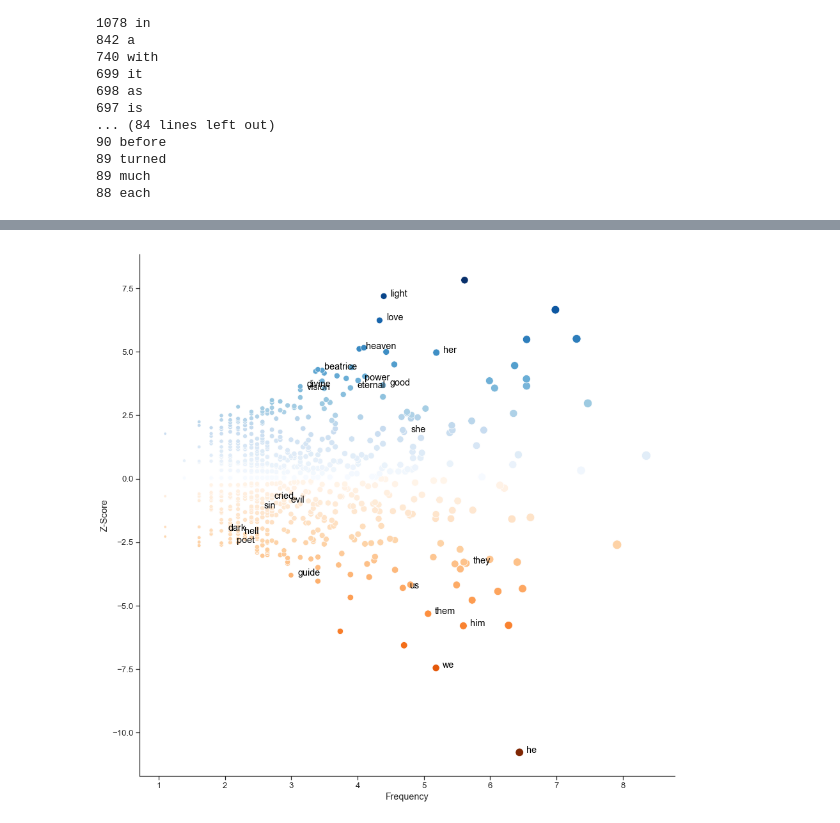
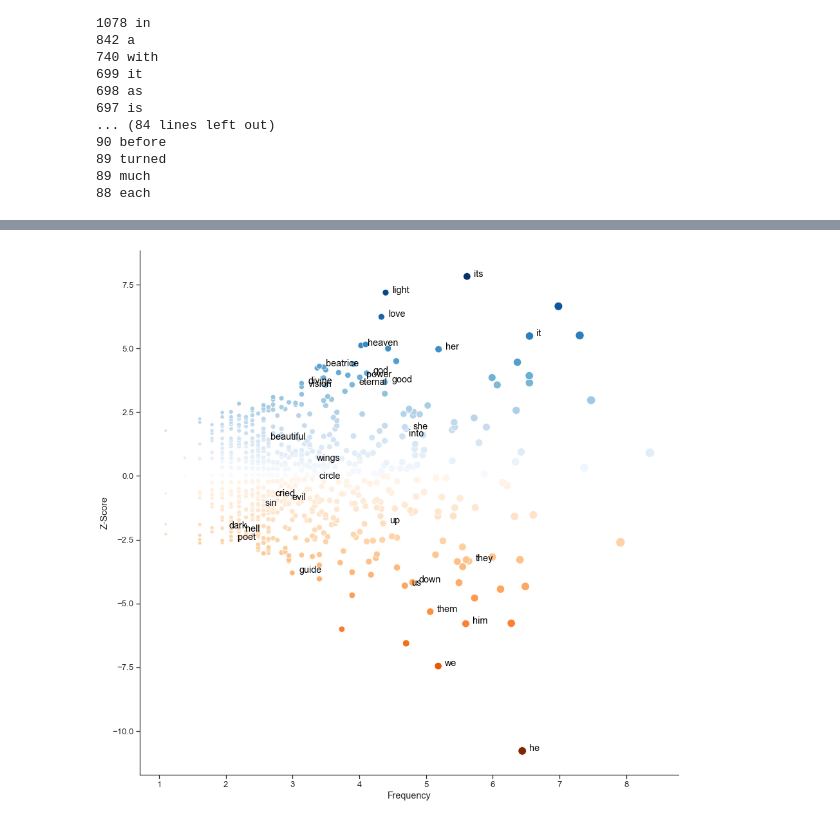
Before and after one commit to maria-antoniak/dante, a Jupyter notebook: dante_fighting_words.ipynb, the cells around one changed output, grey strips where cells are left out. Saved outputs shown, nothing was run; the diff lists cells and outputs as text; code cells hidden in the pictures.

```diff
--- a/dante_fighting_words.ipynb
+++ b/dante_fighting_words.ipynb
@@ -270,7 +270,7 @@ sns.despine()
 # %% [markdown]
 # Run FightingWords on Inferno vs Paradiso (Cary)
 # %%
-directory_path = '/Volumes/MARIA/datasets/dante'
+directory_path = '/Volumes/Passport-1/data/dante'
 file_names = ['cary_paradiso_gutenberg.txt', 'cary_inferno_gutenberg.txt']
 
 texts = []
@@ -457,0 +456,34 @@ plt.savefig(plots_directory + '/fightingwords_inferno_vs_paradiso_cary.pdf')
+# %%
+plt.figure(figsize=(15, 15))
+sns.scatterplot(data=df_to_plot.loc[df_to_plot['Tendency'] == 'Inferno'],
+                x='Frequency',
+                y='Z-Score',
+                hue='Z-Score',
+                palette='Oranges_r',
+                size='Frequency',
+                sizes=(20, 200))
+sns.scatterplot(data=df_to_plot.loc[df_to_plot['Tendency'] == 'Paradiso'],
+                x='Frequency',
+                y='Z-Score',
+                hue='Z-Score',
+                palette='Blues',
+                size='Frequency',
+                sizes=(20, 200))
+plt.legend().set_visible(False)
+
+for _word, _zscore in sorted(fw_results, key=lambda tup: tup[1], reverse=True):
+    if _word in ['beatrice', 'vergil', 'poet', 'guide', 'light', 'love', 'he', 'she',
+                 'her', 'him', 'we', 'us', 'they', 'them', 'dark', 'heaven', 'hell',
+                 'sin', 'good', 'evil', 'forgive', 'power', 'eternal', 'divine', 'vision',
+                 'cried', 'wept', 'god', 'cried', 'sinner', 'beauty', 'beautiful', 'it', 'its',
+                 'story', 'up', 'down', 'into', 'wings', 'circle']:
+        if word_frequency_dict[_word] != 0:
+            plt.text(math.log(word_frequency_dict[_word]) + 0.1,
+                     _zscore,
+                     _word,
+                     horizontalalignment='left',
+                     size='medium',
+                     color='black',
+                     weight='light')
+sns.despine()
+plt.savefig(plots_directory + '/fightingwords_inferno_vs_paradiso_cary.selected.png')
@@ -458,7 +492,7 @@ plt.savefig(plots_directory + '/fightingwords_inferno_vs_paradiso_cary.pdf')
 # %% [markdown]
 # Run FightingWords on Inferno vs Paradiso (Longfellow)
 # %%
-directory_path = '/Volumes/MARIA/datasets/dante'
+directory_path = '/Volumes/Passport-1/data/dante'
 file_names = ['longfellow_paradiso_gutenberg.txt', 'longfellow_inferno_gutenberg.txt']
 
 texts = []
@@ -644,33 +679,35 @@ sns.despine()
 plt.figure(figsize=(15, 15))
 sns.scatterplot(data=df_to_plot.loc[df_to_plot['Tendency'] == 'Inferno'],
                 x='Frequency',
                 y='Z-Score',
                 hue='Z-Score',
                 palette='Oranges_r',
                 size='Frequency',
                 sizes=(20, 200))
 sns.scatterplot(data=df_to_plot.loc[df_to_plot['Tendency'] == 'Paradiso'],
                 x='Frequency',
                 y='Z-Score',
                 hue='Z-Score',
                 palette='Blues',
                 size='Frequency',
                 sizes=(20, 200))
 plt.legend().set_visible(False)
 
 for _word, _zscore in sorted(fw_results, key=lambda tup: tup[1], reverse=True):
-    if _word in ['beatrice', 'virgil', 'poet', 'guide', 'light', 'love', 'he', 'she',
+    if _word in ['beatrice', 'vergil', 'poet', 'guide', 'light', 'love', 'he', 'she',
                  'her', 'him', 'we', 'us', 'they', 'them', 'dark', 'heaven', 'hell',
                  'sin', 'good', 'evil', 'forgive', 'power', 'eternal', 'divine', 'vision',
-                 'cried', 'wept']:
+                 'cried', 'wept', 'god', 'cried', 'sinner', 'beauty', 'beautiful', 'it', 'its',
+                 'story', 'up', 'down', 'into', 'wings', 'circle']:
         if word_frequency_dict[_word] != 0:
             plt.text(math.log(word_frequency_dict[_word]) + 0.1,
                      _zscore,
                      _word,
                      horizontalalignment='left',
                      size='medium',
                      color='black',
                      weight='light')
 sns.despine()
+plt.savefig(plots_directory + '/fightingwords_inferno_vs_paradiso_longfellow.selected.png')
 # %% [output]
-[figure, old version]
+[figure, new version]
```
Also changed, not shown: parts of 8 cells of this notebook.
